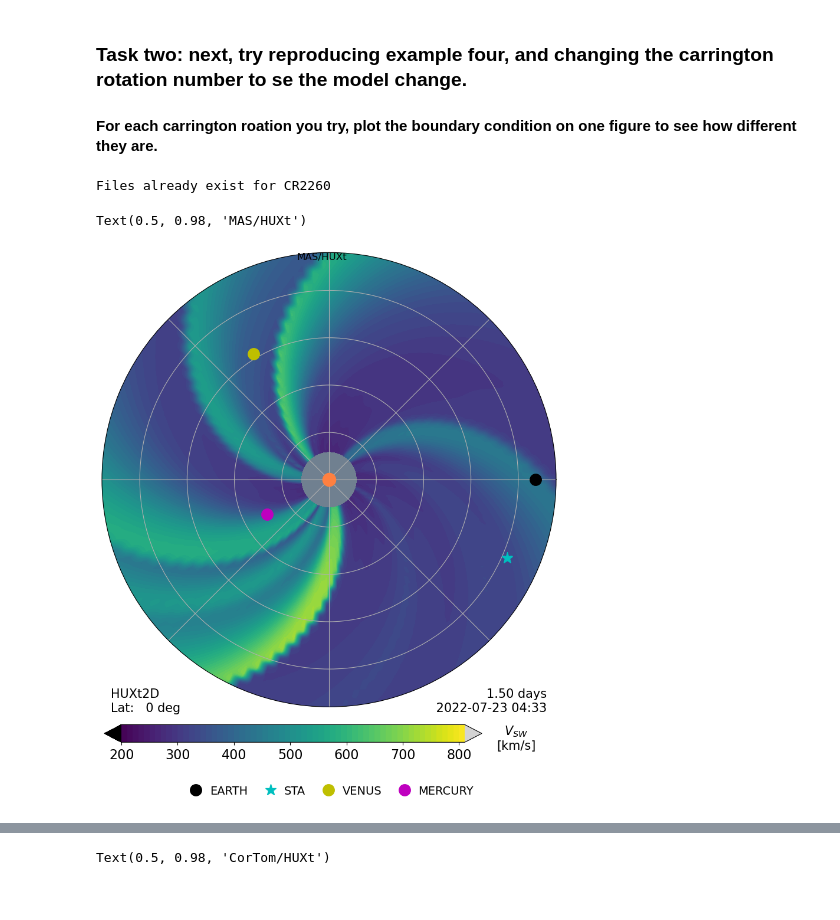
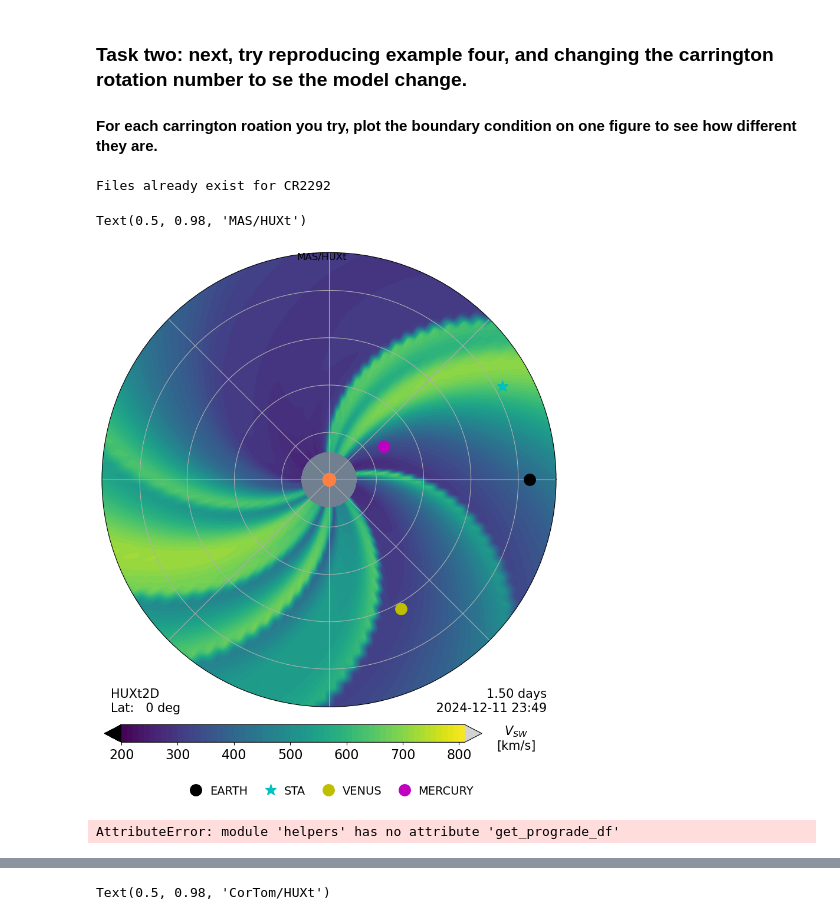
Before and after one commit to aileeniesta/HUXt_REU_project, a Jupyter notebook: code/HUXt_first_steps.ipynb, the cells around one changed output, grey strips where cells are left out. Cells and saved outputs as stored; diff of their text form; code cells hidden in the pictures.

```diff
--- a/code/HUXt_first_steps.ipynb
+++ b/code/HUXt_first_steps.ipynb
@@ -117,17 +119,21 @@ No initiation time specified. Defaulting to start of CR2000, 20/2/2003
 # %%
 # EXAMPLE 4
 #HUXt can be easily initiated MAS, by specifying a carrington rotation number. Data are downloaded from the Pred Sci Inc archive on demand
-cr = 2260
+cr = 2292
 v_mas = Hin.get_MAS_long_profile(cr, 0.0*u.deg)
 
 #MAS solutions are at 30 rS
 model = H.HUXt(v_boundary=v_mas, cr_num=cr, simtime=5*u.day, dt_scale=4, r_min = 30*u.solRad)
 model.solve([])
 
 # Plot the solution
 fig, ax = HA.plot(model, 1.5*u.day)
 fig.suptitle('MAS/HUXt')
 # %% [output]
-Files already exist for CR2260
+Files already exist for CR2292
 Text(0.5, 0.98, 'MAS/HUXt')
-[figure, old version]
+[figure, new version]
+# %%
+df = helpers.get_prograde_df(2)
+# %% [output]
+AttributeError: module 'helpers' has no attribute 'get_prograde_df'
```
Also changed, not shown: parts of 2 cells of this notebook, 28 other files.
